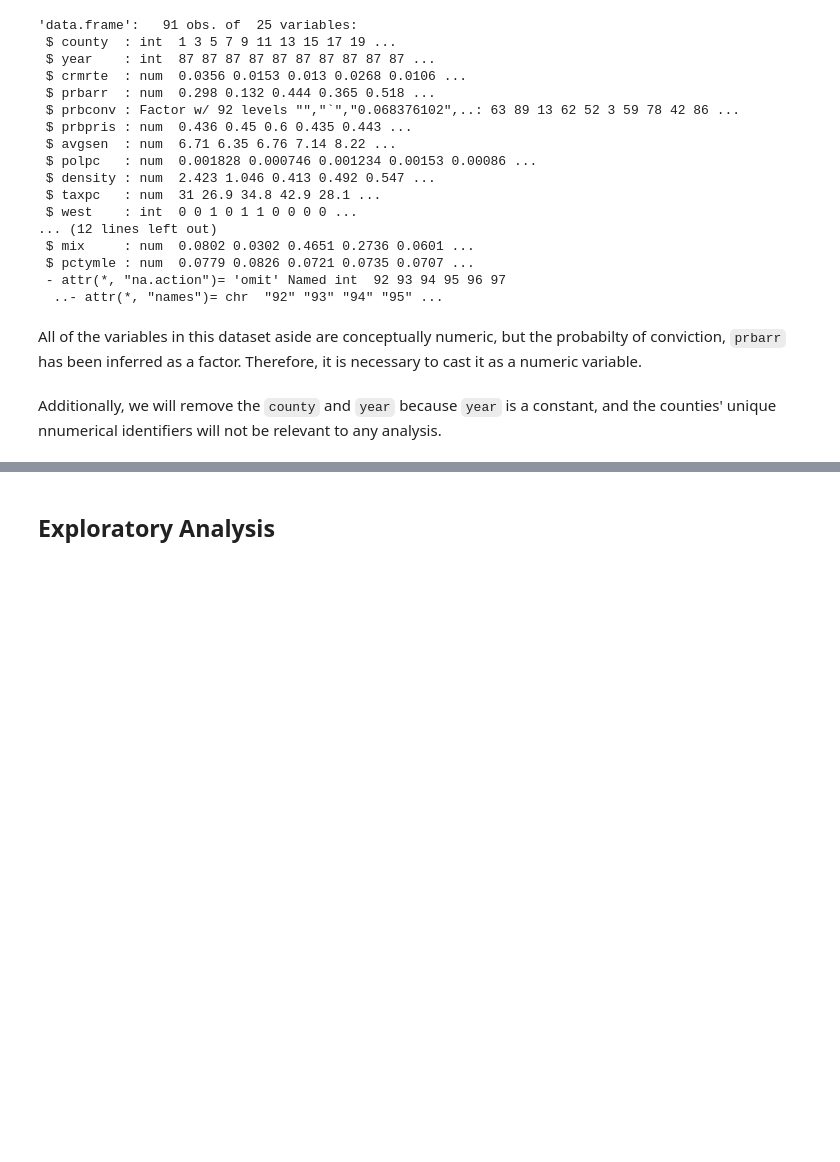
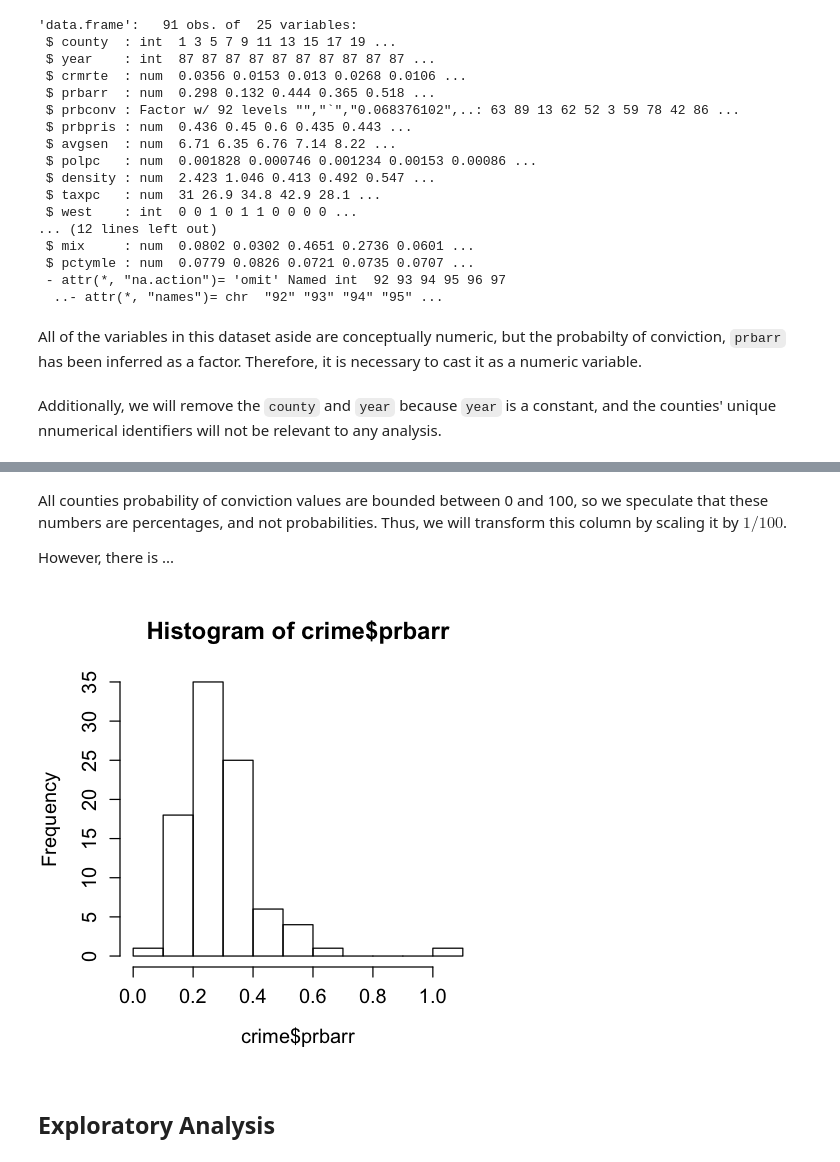
Before and after one commit to JBPelzner/w203-Lab-3, a Jupyter notebook: lab_3_report_v1.ipynb, the cells around one changed output, grey strips where cells are left out. Saved outputs shown, nothing was run; the diff lists cells and outputs as text; code cells hidden in the pictures; blank space fills up the shorter version.

```diff
--- a/lab_3_report_v1.ipynb
+++ b/lab_3_report_v1.ipynb
@@ -96,0 +131,9 @@ The probabilty of conviction variable `prbconv` is registered as a factor, so we
+# %% [markdown]
+All counties probability of conviction values are bounded between 0 and 100, so we speculate that these numbers are percentages, and not probabilities. Thus, we will transform this column by scaling it by $1/100$.
+
+However, there is ...
+# %%
+options(repr.plot.height = 4, repr.plot.width = 4, repr.plot.pointsize = 10)
+hist(crime$prbarr)
+# %% [output]
+[figure, added]
```
Also changed, not shown: parts of 31 cells of this notebook, 1 other file.
